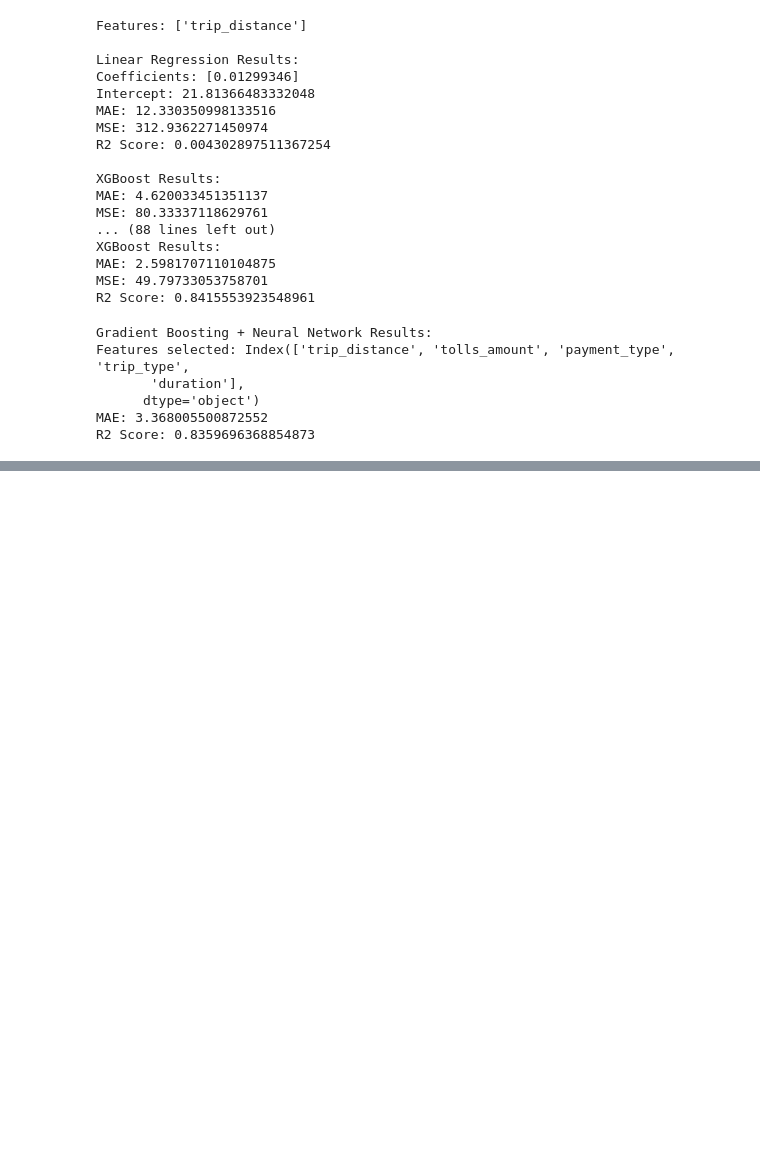
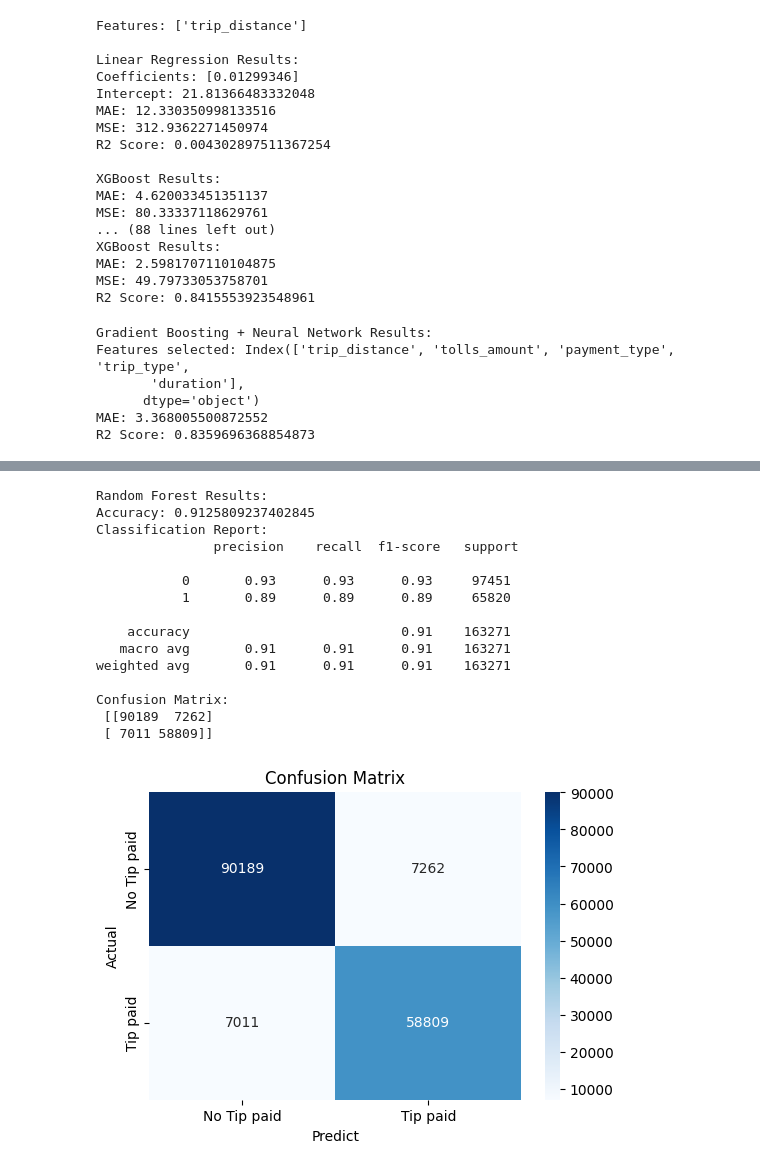
Before and after one commit to amiralimodir/Transportation-Project, a Jupyter notebook: Project.ipynb, the cells around one changed output, grey strips where cells are left out. Saved outputs shown, nothing was run; the diff lists cells and outputs as text; code cells hidden in the pictures; blank space fills up the shorter version.

```diff
--- a/Project.ipynb
+++ b/Project.ipynb
@@ -825,0 +925,45 @@ R2 Score: 0.8359696368854873
+# %%
+X = data_cleaned[['total_amount','duration','trip_distance','hour']]
+y = data_cleaned['tip_paid']
+
+
+X_train, X_test, y_train, y_test = train_test_split(X, y, test_size=0.2, random_state=42)
+
+
+rf_model = RandomForestClassifier(
+    n_estimators=best_result_part3[0],
+    max_depth=best_result_part3[1],
+    min_samples_split=best_result_part3[2],
+    random_state=42
+)
+rf_model.fit(X_train, y_train)
+rf_predictions = rf_model.predict(X_test)
+
+print("\nRandom Forest Results:")
+print("Accuracy:", accuracy_score(y_test, rf_predictions))
+print("Classification Report:\n", classification_report(y_test, rf_predictions))
+print("Confusion Matrix:\n", confusion_matrix(y_test, rf_predictions))
+
+plt.figure(figsize=(6, 4))
+sns.heatmap(confusion_matrix(y_test, rf_predictions), annot=True, fmt='d', cmap='Blues', xticklabels=['No Tip paid', 'Tip paid'], yticklabels=['No Tip paid', 'Tip paid'])
+plt.title('Confusion Matrix')
+plt.xlabel('Predict')
+plt.ylabel('Actual')
+plt.show()
+# %% [output]
+Random Forest Results:
+Accuracy: 0.9125809237402845
+Classification Report:
+               precision    recall  f1-score   support
+
+           0       0.93      0.93      0.93     97451
+           1       0.89      0.89      0.89     65820
+
+    accuracy                           0.91    163271
+   macro avg       0.91      0.91      0.91    163271
+weighted avg       0.91      0.91      0.91    163271
+
+Confusion Matrix:
+ [[90189  7262]
+ [ 7011 58809]]
+[figure, added]
```
Also changed, not shown: parts of 24 cells of this notebook.
